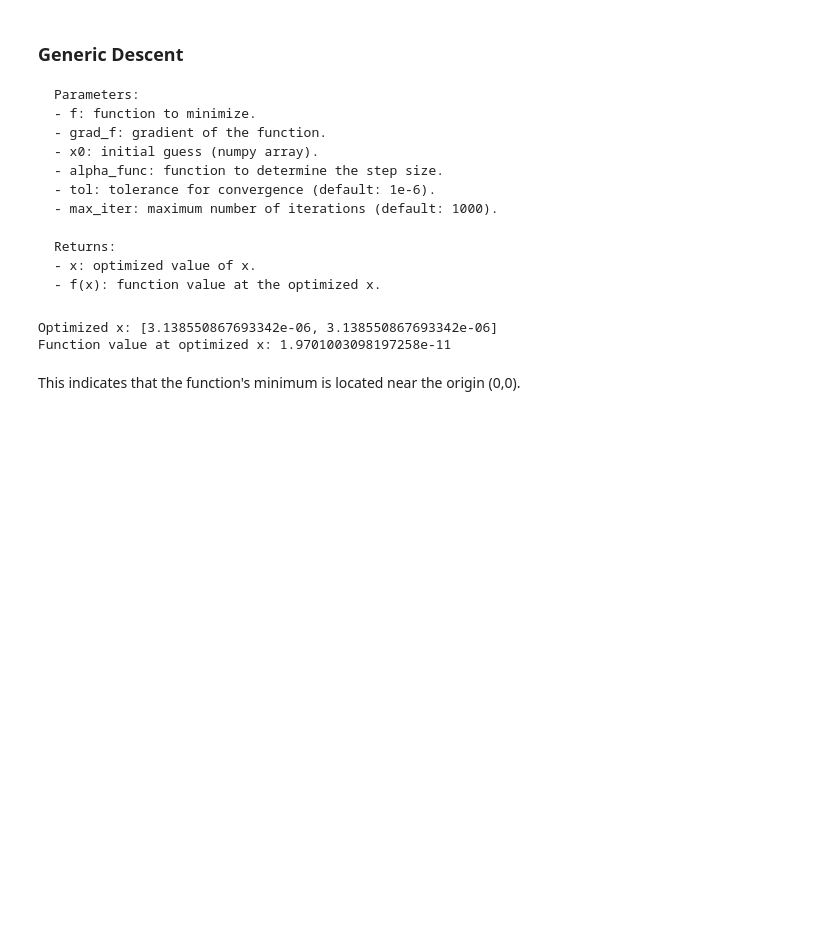
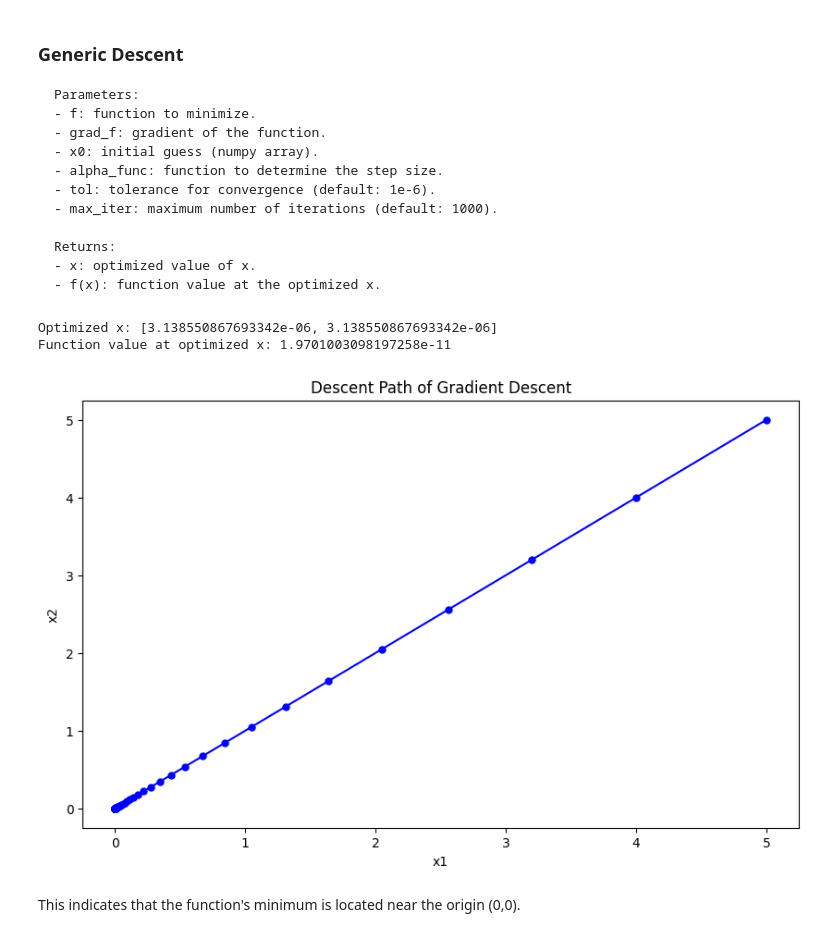
Before and after one commit to yeezerdaw/Optimization-Algorithms, a Jupyter notebook: OTDS.ipynb, the cells around one changed output. Saved outputs shown, nothing was run; the diff lists cells and outputs as text; code cells hidden in the pictures; blank space fills up the shorter version.

```diff
--- a/OTDS.ipynb
+++ b/OTDS.ipynb
@@ -14,61 +14,89 @@
     - x: optimized value of x.
     - f(x): function value at the optimized x.
 # %%
+import matplotlib.pyplot as plt
+
 def dot_product(v1, v2):
-
-    return sum(x*y for x, y in zip(v1, v2))
+    result = 0
+    for i in range(len(v1)):
+        result += v1[i] * v2[i]
+    return result
 
 def vector_add(v1, v2):
-
-    return [x + y for x, y in zip(v1, v2)]
+    result = []
+    for i in range(len(v1)):
+        result.append(v1[i] + v2[i])
+    return result
 
 def vector_subtract(v1, v2):
-
-    return [x - y for x, y in zip(v1, v2)]
+    result = []
+    for i in range(len(v1)):
+        result.append(v1[i] - v2[i])
+    return result
 
 def scalar_multiply(scalar, vector):
-
-    return [scalar * x for x in vector]
+    result = []
+    for i in range(len(vector)):
+        result.append(scalar * vector[i])
+    return result
 
 def vector_norm(v):
-
-    return sum(x**2 for x in v) ** 0.5
+    total = 0
+    for i in range(len(v)):
+        total += v[i] ** 2
+    return total ** 0.5
 
 def generic_descent(f, grad_f, x0, tol=1e-6, max_iter=1000):
     x = x0
     k = 0
+    history = [x0]
     while k < max_iter:
-        d = scalar_multiply(-1, grad_f(x))
-        if dot_product(grad_f(x), d) >= 0:
-            d = scalar_multiply(-1, grad_f(x))
+        gradient = grad_f(x)
+        d = scalar_multiply(-1, gradient)
+
+        if dot_product(gradient, d) >= 0:
+            d = scalar_multiply(-1, gradient)
 
         alpha = 0.1
-        x_new = vector_add(x, scalar_multiply(alpha, d))
+        scaled_d = scalar_multiply(alpha, d)
+        x_new = vector_add(x, scaled_d)
 
         if vector_norm(vector_subtract(x_new, x)) < tol:
             break
 
         x = x_new
+        history.append(x)
         k += 1
 
-    return x, f(x)
+    return x, f(x), history
 
 def func(x):
     return x[0]**2 + x[1]**2
 
 def grad_func(x):
-    return [2*x[0], 2*x[1]]
-
+    return [2 * x[0], 2 * x[1]]
 
 x0 = [5, 5]
-
-optimal_x, optimal_value = generic_descent(func, grad_func, x0)
+optimal_x, optimal_value, history = generic_descent(func, grad_func, x0)
 
 print("Optimized x:", optimal_x)
 print("Function value at optimized x:", optimal_value)
+
+
+x_vals = [point[0] for point in history]
+y_vals = [point[1] for point in history]
+z_vals = [func(point) for point in history]
+
+plt.figure(figsize=(10, 6))
+plt.plot(x_vals, y_vals, 'bo-', markersize=5)
+plt.xlabel("x1")
+plt.ylabel("x2")
+plt.title("Descent Path of Gradient Descent")
+plt.show()
 # %% [output]
 Optimized x: [3.138550867693342e-06, 3.138550867693342e-06]
 Function value at optimized x: 1.9701003098197258e-11
+[figure, added]
 # %% [markdown]
 This indicates that the function's minimum is located near the origin (0,0).
 # %% [markdown]
```
Also changed, not shown: parts of 6 cells of this notebook.
